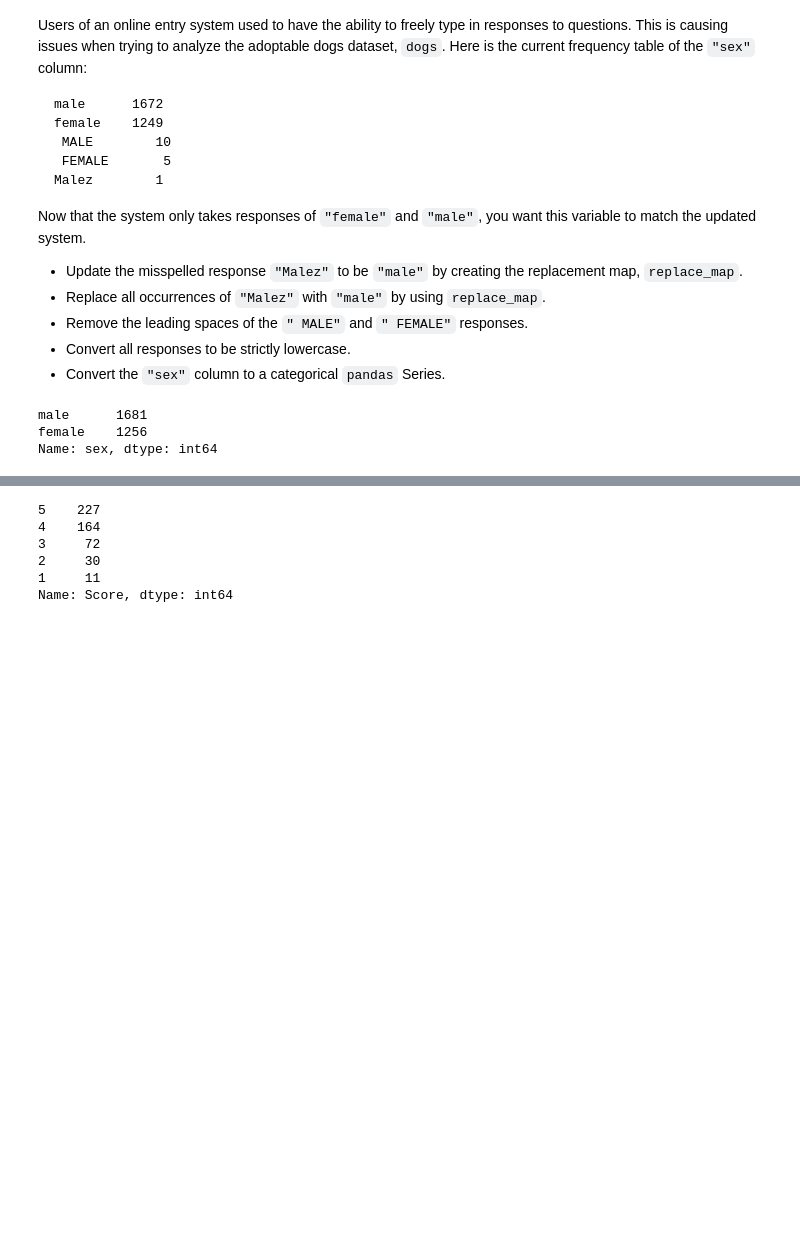
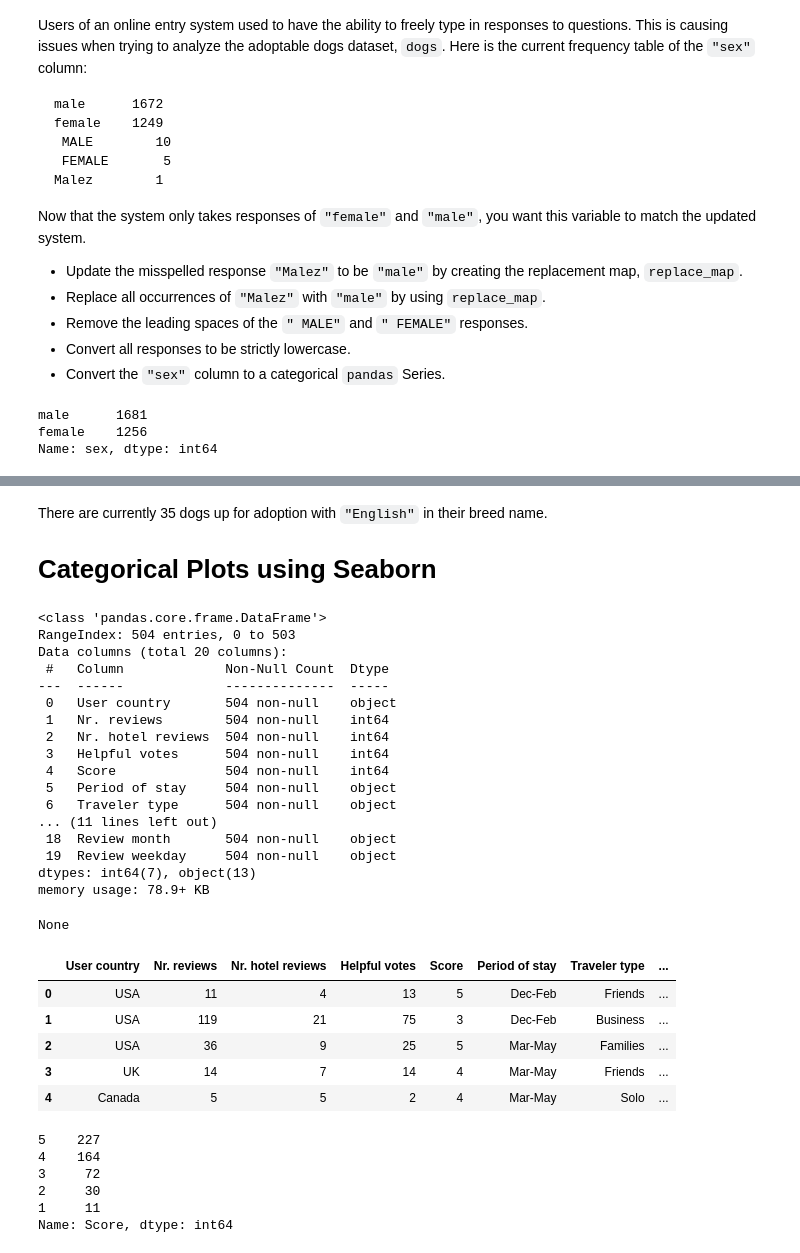
Before and after one commit to armeros/DC_DataMani_Categorical_Data, a Jupyter notebook: Categorical_Data.ipynb, the cells around one changed output, grey strips where cells are left out. Cells and saved outputs as stored; diff of their text form; code cells hidden in the pictures; blank space fills up the shorter version.

```diff
--- a/Categorical_Data.ipynb
+++ b/Categorical_Data.ipynb
@@ -872,6 +1078,38 @@ Name: sex, dtype: int64
 8.186153846153847
 
 35
+# %% [markdown]
+There are currently 35 dogs up for adoption with `"English"` in their breed name.
+
+# **Categorical Plots using Seaborn**
+# %%
+display(reviews.info())
+display(reviews.head())
+# %% [output]
+<class 'pandas.core.frame.DataFrame'>
+RangeIndex: 504 entries, 0 to 503
+Data columns (total 20 columns):
+ #   Column             Non-Null Count  Dtype
+---  ------             --------------  -----
+ 0   User country       504 non-null    object
+ 1   Nr. reviews        504 non-null    int64
+ 2   Nr. hotel reviews  504 non-null    int64
+ 3   Helpful votes      504 non-null    int64
+ 4   Score              504 non-null    int64
+ 5   Period of stay     504 non-null    object
+ 6   Traveler type      504 non-null    object
+... (11 lines left out)
+ 18  Review month       504 non-null    object
+ 19  Review weekday     504 non-null    object
+dtypes: int64(7), object(13)
+memory usage: 78.9+ KB
+None
+|  | User country | Nr. reviews | Nr. hotel reviews | Helpful votes | Score | Period of stay | Traveler type | ... |
+| 0 | USA | 11 | 4 | 13 | 5 | Dec-Feb | Friends | ... |
+| 1 | USA | 119 | 21 | 75 | 3 | Dec-Feb | Business | ... |
+| 2 | USA | 36 | 9 | 25 | 5 | Mar-May | Families | ... |
+| 3 | UK | 14 | 7 | 14 | 4 | Mar-May | Friends | ... |
+| 4 | Canada | 5 | 5 | 2 | 4 | Mar-May | Solo | ... |
 # %%
 import pandas as pd
 import seaborn as sns
```
Also changed, not shown: parts of 80 cells of this notebook.
